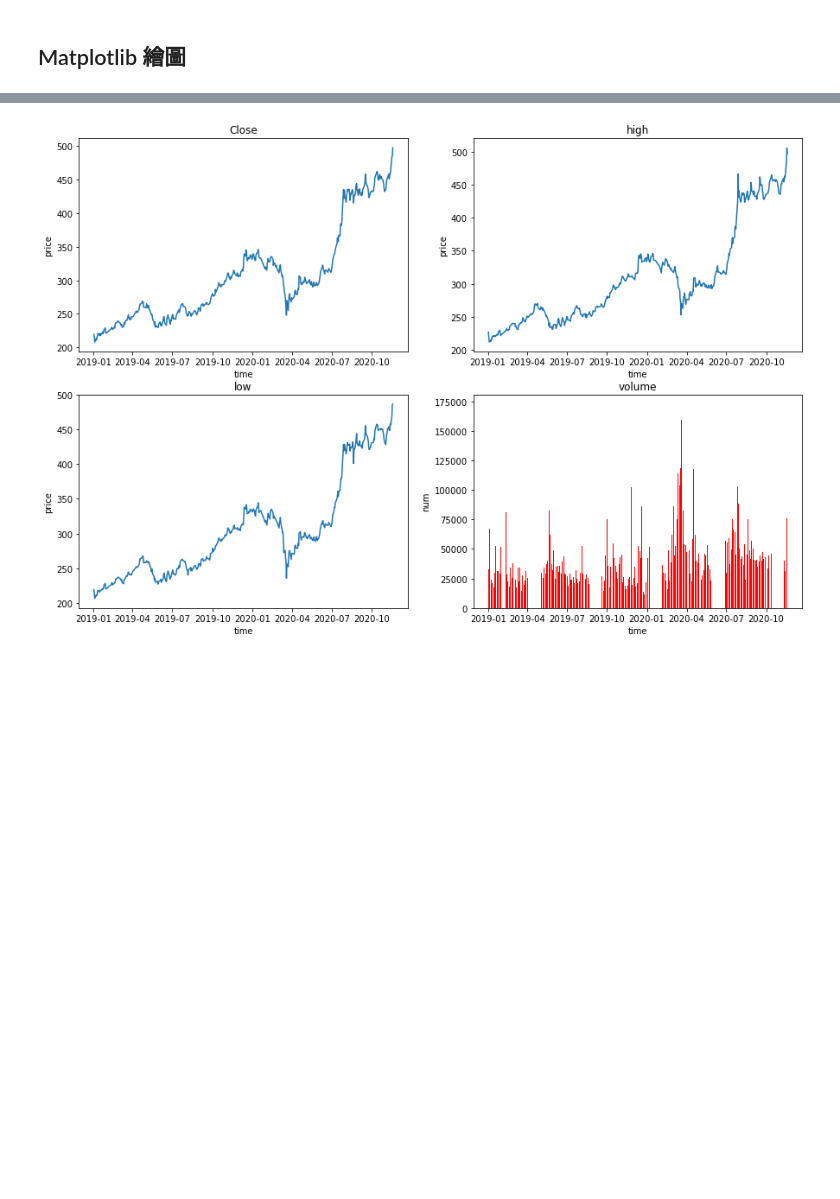
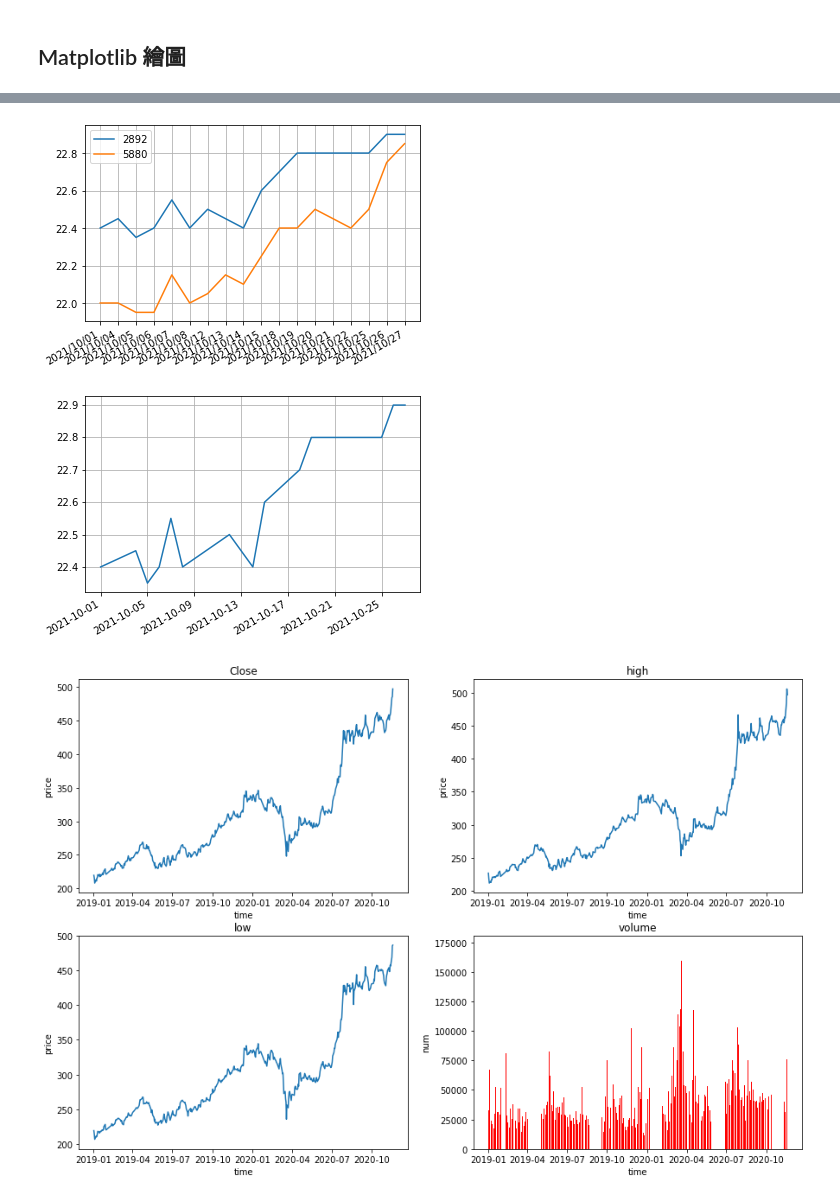
Before and after one commit to oscar50513/stock_project, a Jupyter notebook: Week06_matplotlib_v3/homework_06/homework06.ipynb, the cells around one changed output, grey strips where cells are left out. Drawn from its saved outputs; the diff is of its cells as text; code cells hidden in the pictures; blank space fills up the shorter version.

```diff
--- a/Week06_matplotlib_v3/homework_06/homework06.ipynb
+++ b/Week06_matplotlib_v3/homework_06/homework06.ipynb
@@ -44,4 +64,39 @@ plt.show()
 [figure]
+# %%
+import pandas as pd
+import numpy as np
+import matplotlib.pyplot as plt
+from datetime import datetime
+
+s2892 = open('data/2892_202110.csv').readlines()
+s2892 = [line.strip('\n').split(',') for line in s2892[1:]]
+
+s5880 = open('data/5880_202110.csv').readlines()
+s5880 = [line.strip('\n').split(',') for line in s5880[1:]]
+#print(s2892)
+price_2892 = [float(line[1]) for line in s2892]
+price_5880 = [float(line[1]) for line in s5880]
+#print(price_2892)
+day = [datetime.strptime(line[0], "%Y/%m/%d") for line in s2892]
+#print(len(day))
+x = np.arange(len(day))
+
+#plt.figure(figsize=(5,5))
+plt.plot(x, price_2892, label = '2892')
+plt.plot(x, price_5880, label = '5880')
+plt.gcf().autofmt_xdate()
+plt.grid()
+plt.xticks(x,[line.strftime('%Y/%m/%d') for line in day])
+plt.legend()
+plt.show()
+
+plt.plot(day, price_2892)
+plt.grid()
+plt.gcf().autofmt_xdate()
+plt.show()
+# %% [output]
+[figure, added]
+[figure, added]
 # %%
 import matplotlib.pyplot as plt
 import pandas as pd
```
Also changed, not shown: parts of 1 cell of this notebook, 2 other files.
